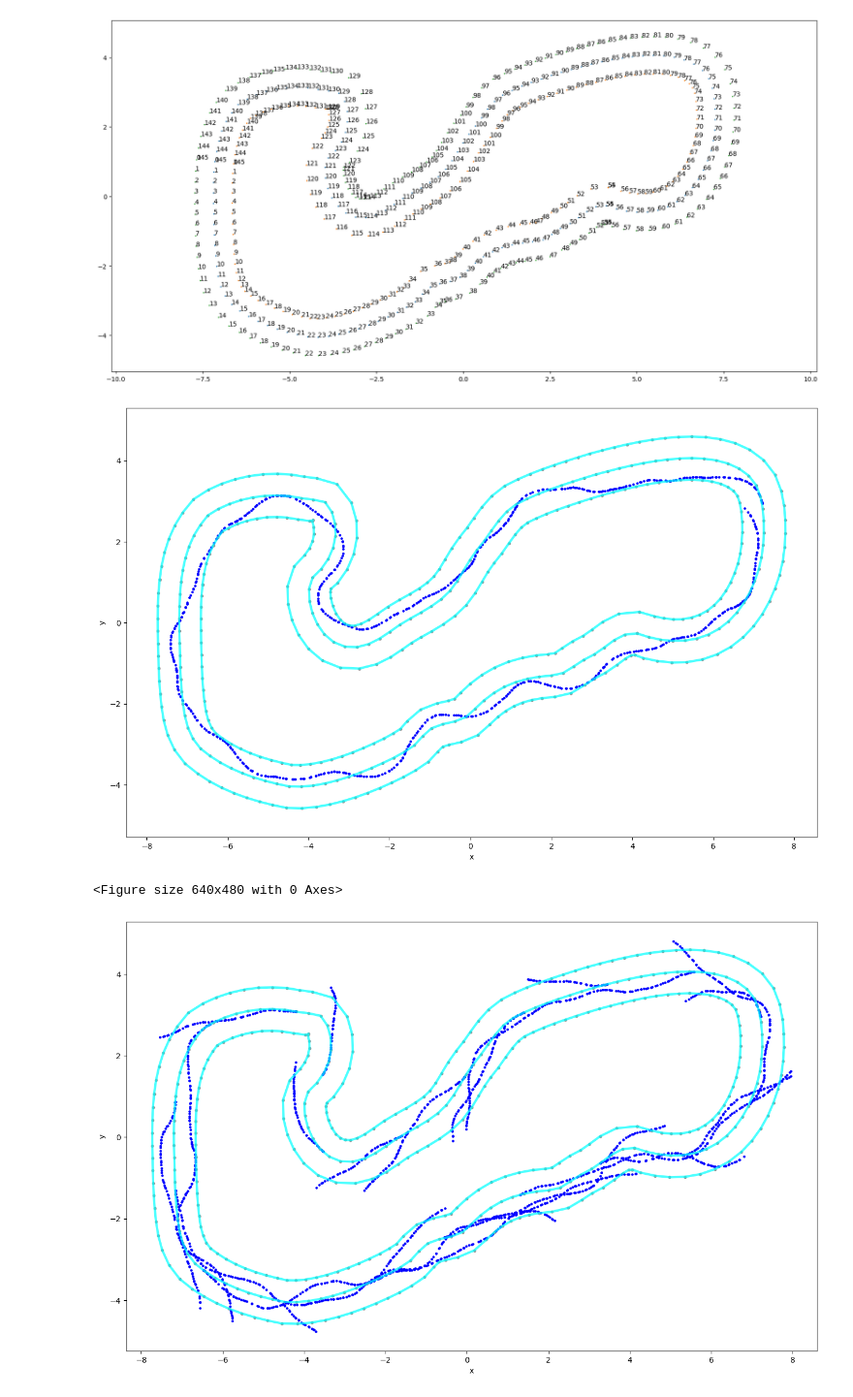
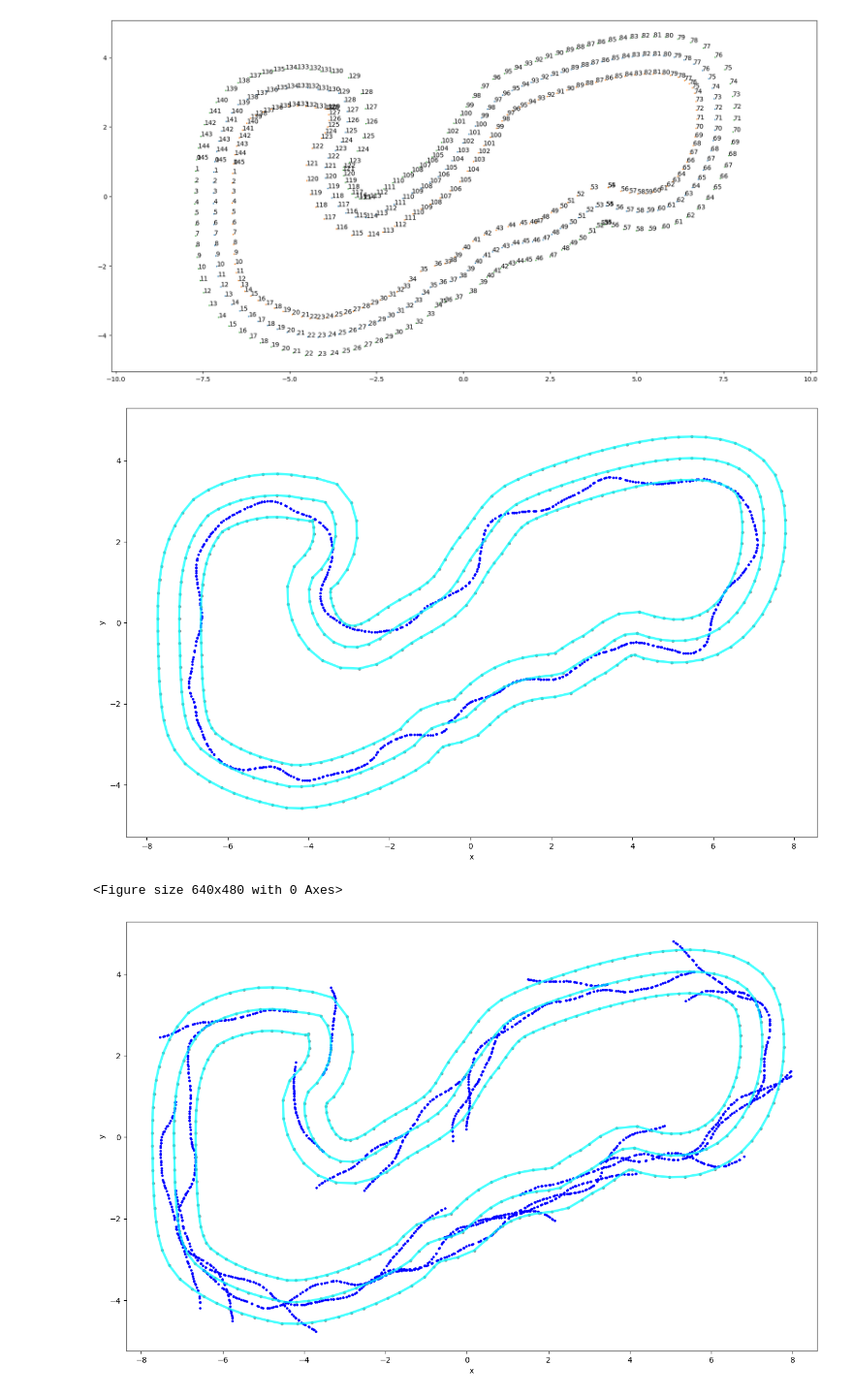
Before and after one commit to rohand2412/deepracer, a Jupyter notebook: log-analysis/Reward_Function_Sandbox.ipynb, the cells around one changed output. Shown at 97% size. Cells and saved outputs as stored; diff of their text form; code cells hidden in the pictures.

```diff
--- a/log-analysis/Reward_Function_Sandbox.ipynb
+++ b/log-analysis/Reward_Function_Sandbox.ipynb
@@ -20,7 +20,7 @@ from deepracer.logs import \
 %load_ext autoreload
 %autoreload 2
 # %%
-model_logs_root = '/Users/rohan/Documents/python-projects/deepracer/2022-September/Logs-CustomProgress-ExponentialToLinear'
+model_logs_root = '/Users/rohan/Documents/python-projects/deepracer/2022-September/Logs-ExponentialToLinear'
 log = DeepRacerLog(model_logs_root)
 
 # load logs into a dataframe
@@ -154,11 +155,11 @@ Loaded 146 waypoints
 <AxesSubplot:>
 [figure]
 # %%
-episode_id = 270
+episode_id = 285
 
 pu.plot_selected_laps([episode_id], df, track)
 # %% [output]
-[figure, old version]
+[figure, new version]
 <Figure size 640x480 with 0 Axes>
 # %%
 iteration_id = 5
```
Also changed, not shown: parts of 9 cells of this notebook, 1 other file.
